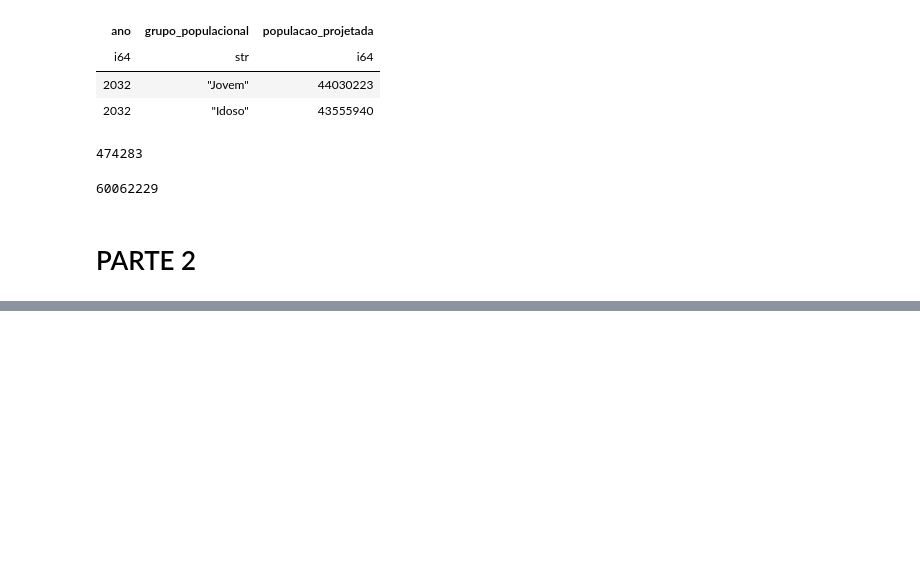
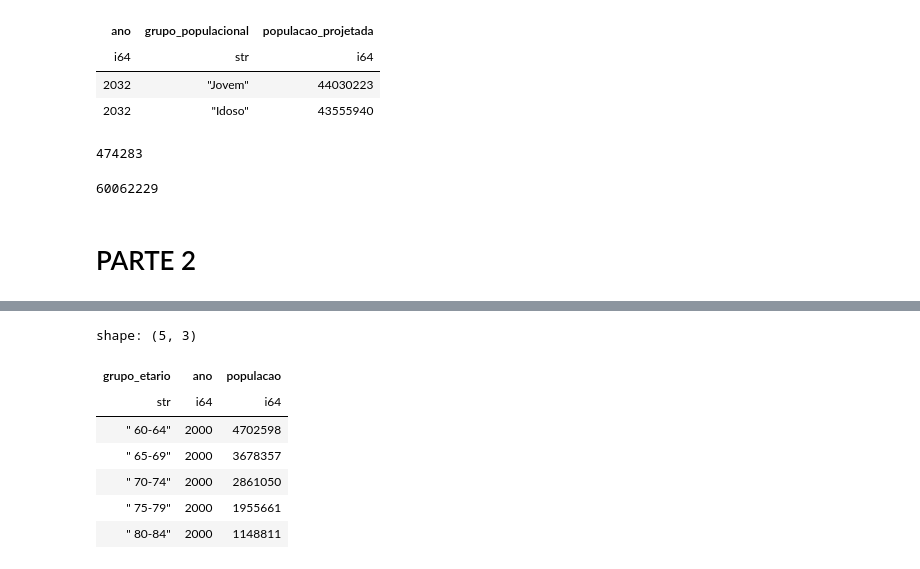
Before and after one commit to LazaroDamasceno/Analise-Dados-com-Python, a Jupyter notebook: ibge/projecao_populacao/projecao_populacao_jovem_idosa.ipynb, the cells around one changed output, grey strips where cells are left out. Cells and saved outputs as stored; diff of their text form; code cells hidden in the pictures; blank space fills up the shorter version.

```diff
--- a/ibge/projecao_populacao/projecao_populacao_jovem_idosa.ipynb
+++ b/ibge/projecao_populacao/projecao_populacao_jovem_idosa.ipynb
@@ -288,0 +312,15 @@ pop_idoso_2070 - pop_idoso_2000
+# %%
+df_02_idoso = df_base_idoso.clone().rename({
+    'populacao_idoso': 'populacao'
+})
+# %%
+df_02_idoso.head()
+# %% [output]
+shape: (5, 3)
+| grupo_etario | ano | populacao |
+| str | i64 | i64 |
+| " 60-64" | 2000 | 4702598 |
+| " 65-69" | 2000 | 3678357 |
+| " 70-74" | 2000 | 2861050 |
+| " 75-79" | 2000 | 1955661 |
+| " 80-84" | 2000 | 1148811 |
```
Also changed, not shown: parts of 16 cells of this notebook, 2 other files.
